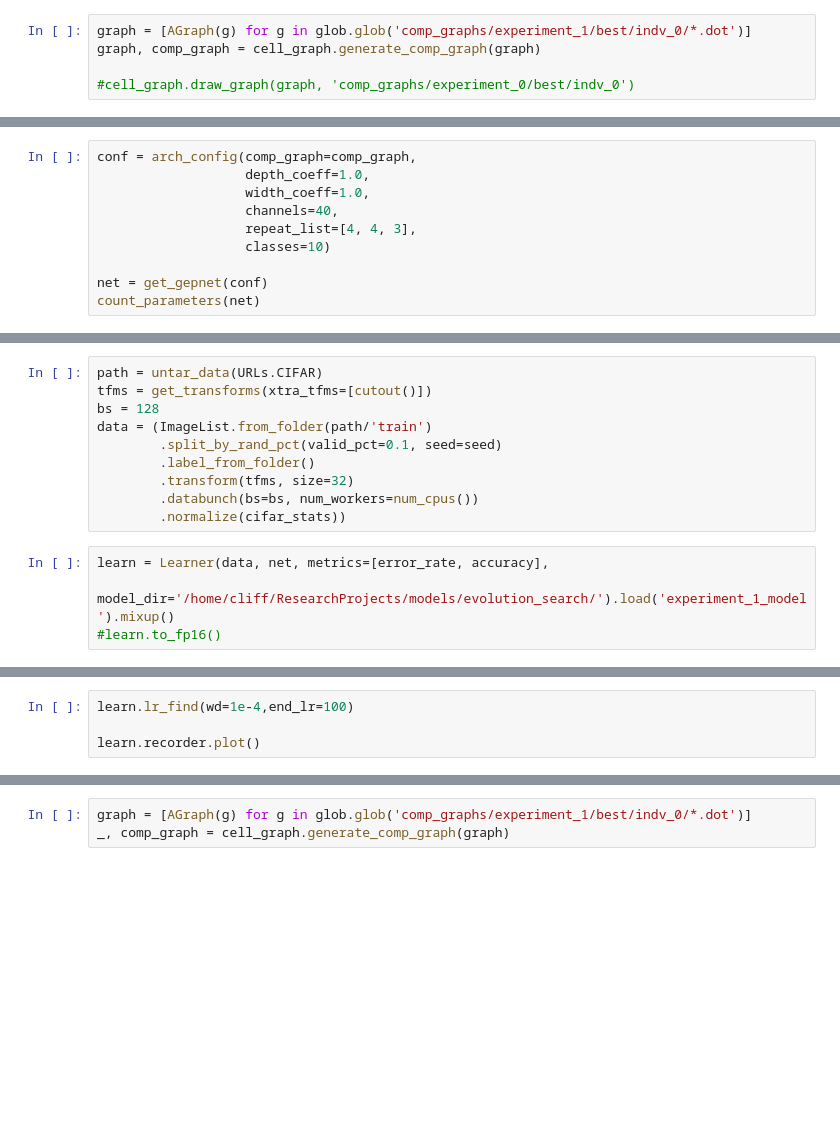
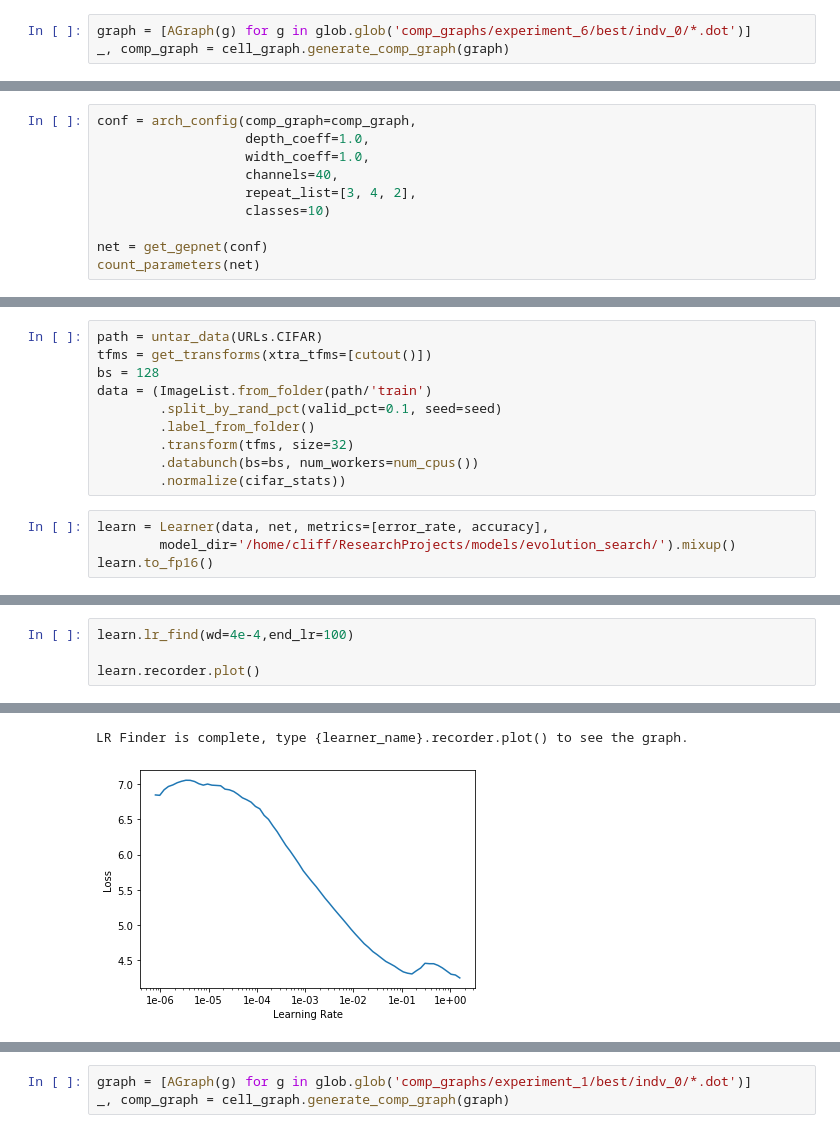
Before and after one commit to cliffbb/geppy_nn, a Jupyter notebook: evolution_search.ipynb, the cells around one changed output, grey strips where cells are left out. Drawn from its saved outputs; the diff is of its cells as text; blank space fills up the shorter version.

```diff
--- a/evolution_search.ipynb
+++ b/evolution_search.ipynb
@@ -14,10 +19,8 @@ torch.backends.cudnn.benchmark = True
 from pygraphviz import AGraph
 import glob
 # %%
-graph = [AGraph(g) for g in glob.glob('comp_graphs/experiment_1/best/indv_0/*.dot')]
-graph, comp_graph = cell_graph.generate_comp_graph(graph)
-
-#cell_graph.draw_graph(graph, 'comp_graphs/experiment_0/best/indv_0')
+graph = [AGraph(g) for g in glob.glob('comp_graphs/experiment_6/best/indv_0/*.dot')]
+_, comp_graph = cell_graph.generate_comp_graph(graph)
 # %%
 import random
 seed = 100
@@ -36,7 +39,7 @@ conf = arch_config(comp_graph=comp_graph,
                    depth_coeff=1.0,
                    width_coeff=1.0,
                    channels=40,
-                   repeat_list=[4, 4, 3],
+                   repeat_list=[3, 4, 2],
                    classes=10)
 
 net = get_gepnet(conf)
@@ -55,5 +58,5 @@ data = (ImageList.from_folder(path/'train')
         .normalize(cifar_stats))
 # %%
 learn = Learner(data, net, metrics=[error_rate, accuracy],
-            model_dir='/home/cliff/ResearchProjects/models/evolution_search/').load('experiment_1_model').mixup()
-#learn.to_fp16()
+        model_dir='/home/cliff/ResearchProjects/models/evolution_search/').mixup()
+learn.to_fp16()
@@ -60,4 +81,5 @@ learn = Learner(data, net, metrics=[error_rate, accuracy],
 # %%
-learn.lr_find(wd=1e-4,end_lr=100)
+learn.lr_find(wd=4e-4,end_lr=100)
 
 learn.recorder.plot()
+# %% [output]
@@ -64 +87,3 @@ learn.recorder.plot()
+LR Finder is complete, type {learner_name}.recorder.plot() to see the graph.
+[figure, added]
 # %%
```
Also changed, not shown: parts of 7 cells of this notebook, 2 other files.
